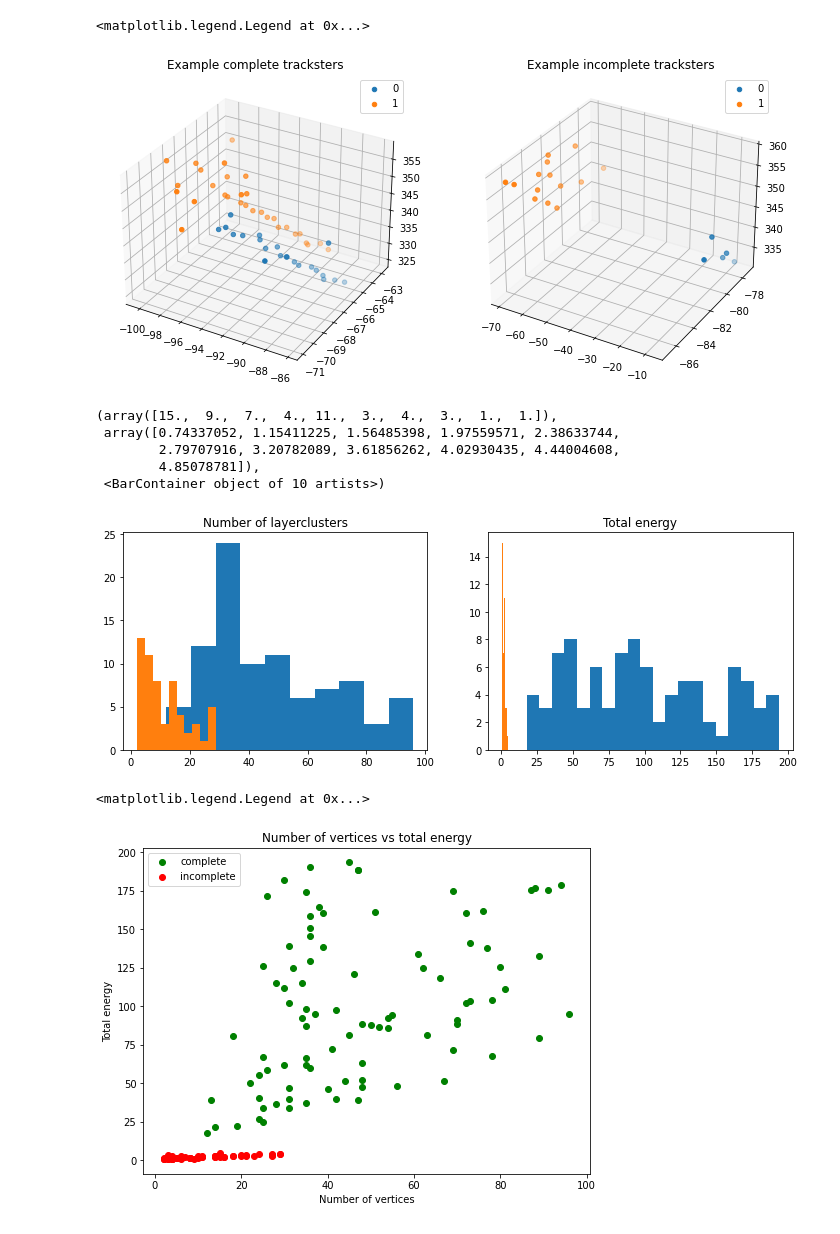
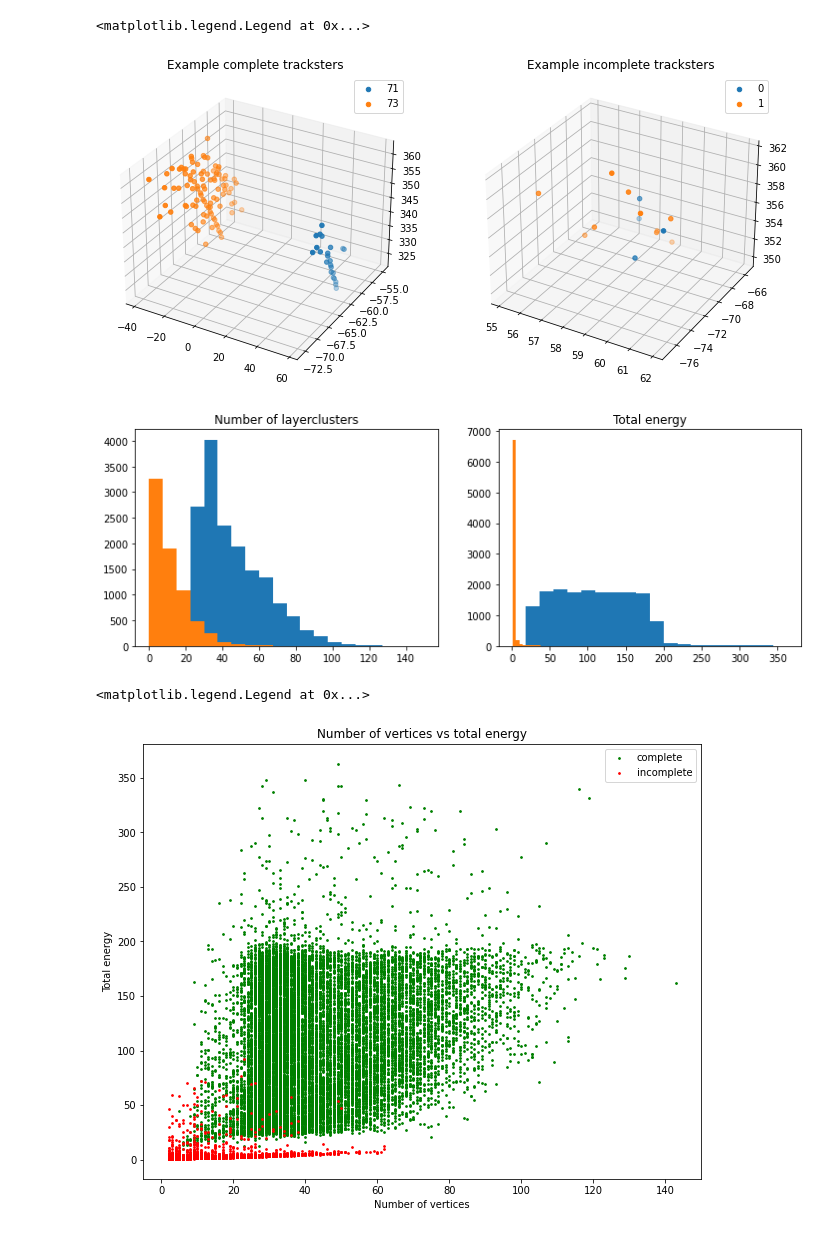
Before and after one commit to edcuba/TICLHack22_PatternReco, a Jupyter notebook: explore_tracksters.ipynb, the cells around one changed output. Drawn from its saved outputs; the diff is of its cells as text; code cells hidden in the pictures.

```diff
--- a/explore_tracksters.ipynb
+++ b/explore_tracksters.ipynb
@@ -9 +3,4 @@ incomplete = uproot.open(incomplete_ds)
+# %%
+filename = "tracksters_ds_100e.root"
+tracksters = uproot.open({filename: "tracksters"})
 # %%
@@ -24,13 +23,9 @@ vertices_indexes     | int64_t[]                | AsJagged(AsDtype('>i8'))
 # %%
-cx = complete["vertices_x"].array()
-cy = complete["vertices_y"].array()
-cz = complete["vertices_z"].array()
-ce = complete["vertices_energy"].array()
-
-ix = incomplete["vertices_x"].array()
-iy = incomplete["vertices_y"].array()
-iz = incomplete["vertices_z"].array()
-ie = incomplete["vertices_energy"].array()
+cx = tracksters["vertices_x"].array()
+cy = tracksters["vertices_y"].array()
+cz = tracksters["vertices_z"].array()
+ce = tracksters["vertices_energy"].array()
+cl = tracksters["trackster_label"].array()
 # %%
 import matplotlib.pyplot as plt
 %matplotlib inline
@@ -37,7 +37,7 @@ import matplotlib.pyplot as plt
 # %%
 fig = plt.figure(figsize=(12, 10))
 ax = fig.add_subplot(121, projection='3d')
-tids = [0, 1]
+tids = [71, 73]
 for tid in tids:
     ax.scatter(cx[tid], cy[tid], cz[tid], label=tid)
 ax.set_title(f"Example complete tracksters")
@@ -46,43 +46,40 @@ ax.legend()
 ax = fig.add_subplot(122, projection='3d')
 tids = [0, 1]
 for tid in tids:
-    ax.scatter(ix[tid], iy[tid], iz[tid], label=tid)
+    ax.scatter(cx[tid], cy[tid], cz[tid], label=tid)
 ax.set_title(f"Example incomplete tracksters")
 ax.legend()
 # %% [output]
 <matplotlib.legend.Legend at 0x...>
-[figure, old version]
+[figure, new version]
 # %%
-ce_nvertices = [len(x) for x in ce]
-ie_nvertices = [len(x) for x in ie]
+ce_nvertices = [len(x) for i, x in enumerate(ce) if cl[i] == 1]
+ie_nvertices = [len(x) for i, x in enumerate(ce) if cl[i] == 0]
 
-ce_sum = [sum(x) for x in ce]
-ie_sum = [sum(x) for x in ie]
+ce_sum = [sum(x) for i, x in enumerate(ce) if cl[i] == 1]
+ie_sum = [sum(x) for i, x in enumerate(ce) if cl[i] == 0]
 # %%
 fig = plt.figure(figsize=(12, 4))
 ax = fig.add_subplot(121)
-ax.hist(ce_nvertices)
-ax.hist(ie_nvertices)
+ax.hist(ce_nvertices, bins=20, range=(0, 150))
+ax.hist(ie_nvertices, bins=20, range=(0, 150))
 ax.set_title("Number of layerclusters")
 ax = fig.add_subplot(122)
+ax.set_title("Total energy")
 ax.hist(ce_sum, bins=20)
-ax.set_title("Total energy")
-ax.hist(ie_sum)
+ax.hist(ie_sum, bins=20)
+
+pass
 # %% [output]
-(array([15.,  9.,  7.,  4., 11.,  3.,  4.,  3.,  1.,  1.]),
- array([0.74337052, 1.15411225, 1.56485398, 1.97559571, 2.38633744,
-        2.79707916, 3.20782089, 3.61856262, 4.02930435, 4.44004608,
-        4.85078781]),
- <BarContainer object of 10 artists>)
-[figure, old version]
+[figure, new version]
 # %%
-plt.figure(figsize=(8, 6))
+plt.figure(figsize=(10, 8))
 plt.title("Number of vertices vs total energy")
 plt.xlabel("Number of vertices")
 plt.ylabel("Total energy")
-plt.scatter(ce_nvertices, ce_sum, color="green", label="complete")
-plt.scatter(ie_nvertices, ie_sum, color="red", label="incomplete")
+plt.scatter(ce_nvertices, ce_sum, color="green", label="complete", s=3)
+plt.scatter(ie_nvertices, ie_sum, color="red", label="incomplete", s=3)
 plt.legend()
 # %% [output]
 <matplotlib.legend.Legend at 0x...>
-[figure, old version]
+[figure, new version]
```
Also changed, not shown: parts of 3 cells of this notebook.
